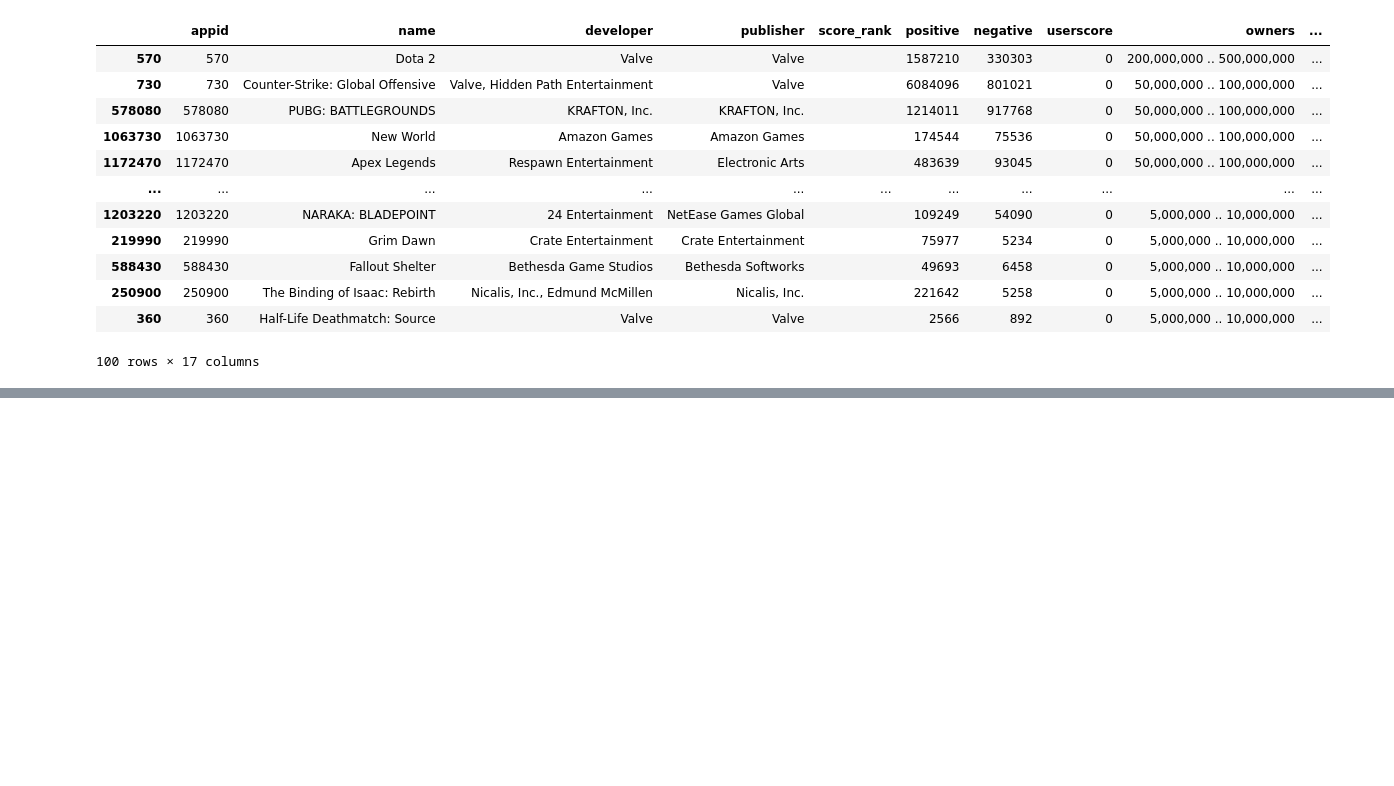
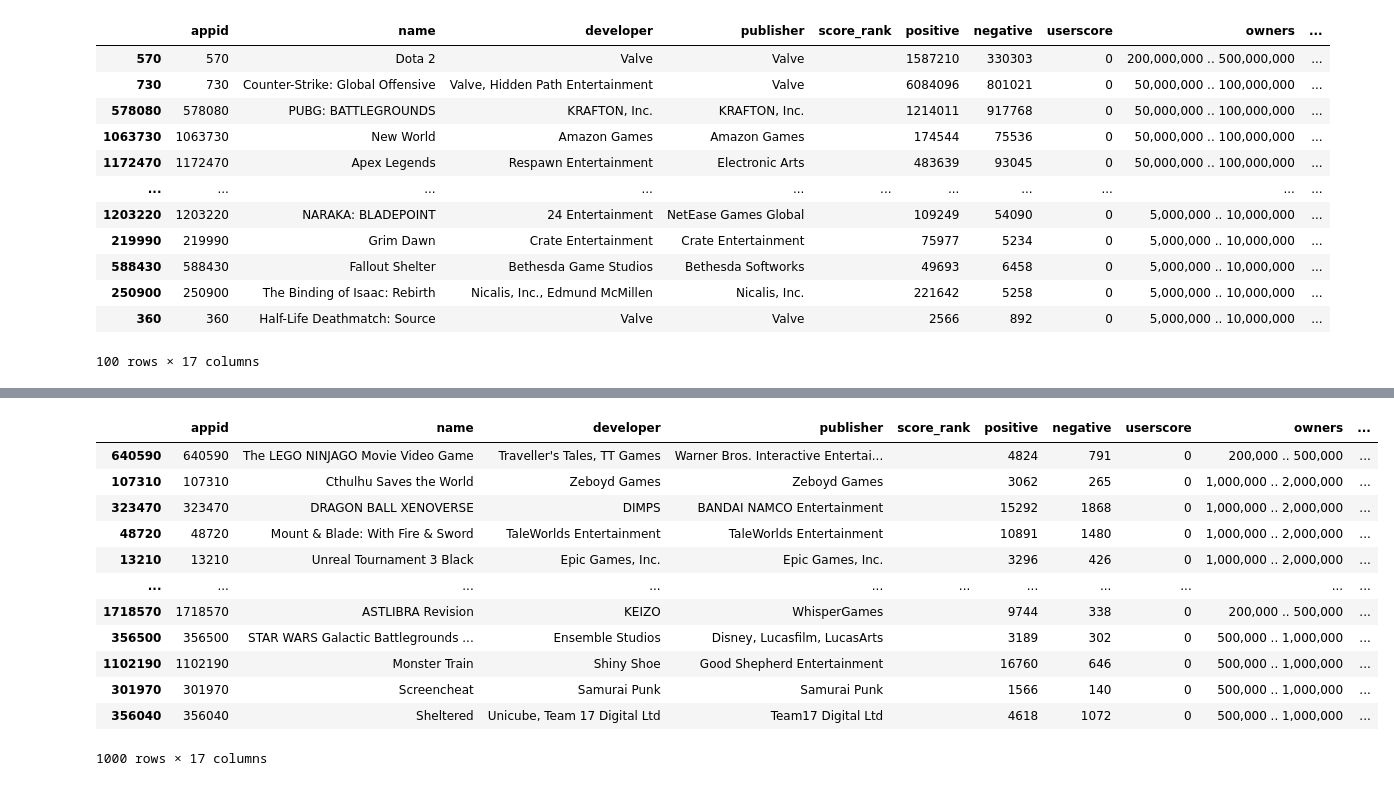
Before and after one commit to Estimating-steam-hours/Steam-Hours-Capstone, a Jupyter notebook: Michael/michael_working_notebook.ipynb, the cells around one changed output, grey strips where cells are left out. Saved outputs shown, nothing was run; the diff lists cells and outputs as text; code cells hidden in the pictures; blank space fills up the shorter version.

```diff
--- a/Michael/michael_working_notebook.ipynb
+++ b/Michael/michael_working_notebook.ipynb
@@ -48,0 +90,21 @@ steamspy_df.to_csv('steamspy_top100_2weeks.csv', index=False)
+# %%
+long_response2 = requests.get('https://steamspy.com/api.php?request=all&page=1')
+# %%
+long_data2 = long_response2.json()
+# %%
+steamspy_df2 = pd.DataFrame(long_data2).T
+steamspy_df2
+# %% [output]
+|  | appid | name | developer | publisher | score_rank | positive | negative | userscore | owners | ... |
+| 640590 | 640590 | The LEGO NINJAGO Movie Video Game | Traveller's Tales, TT Games | Warner Bros. Interactive Entertai... |  | 4824 | 791 | 0 | 200,000 .. 500,000 | ... |
+| 107310 | 107310 | Cthulhu Saves the World | Zeboyd Games | Zeboyd Games |  | 3062 | 265 | 0 | 1,000,000 .. 2,000,000 | ... |
+| 323470 | 323470 | DRAGON BALL XENOVERSE | DIMPS | BANDAI NAMCO Entertainment |  | 15292 | 1868 | 0 | 1,000,000 .. 2,000,000 | ... |
+| 48720 | 48720 | Mount & Blade: With Fire & Sword | TaleWorlds Entertainment | TaleWorlds Entertainment |  | 10891 | 1480 | 0 | 1,000,000 .. 2,000,000 | ... |
+| 13210 | 13210 | Unreal Tournament 3 Black | Epic Games, Inc. | Epic Games, Inc. |  | 3296 | 426 | 0 | 1,000,000 .. 2,000,000 | ... |
+| ... | ... | ... | ... | ... | ... | ... | ... | ... | ... | ... |
+| 1718570 | 1718570 | ASTLIBRA Revision | KEIZO | WhisperGames |  | 9744 | 338 | 0 | 200,000 .. 500,000 | ... |
+| 356500 | 356500 | STAR WARS Galactic Battlegrounds ... | Ensemble Studios | Disney, Lucasfilm, LucasArts |  | 3189 | 302 | 0 | 500,000 .. 1,000,000 | ... |
+| 1102190 | 1102190 | Monster Train | Shiny Shoe | Good Shepherd Entertainment |  | 16760 | 646 | 0 | 500,000 .. 1,000,000 | ... |
+| 301970 | 301970 | Screencheat | Samurai Punk | Samurai Punk |  | 1566 | 140 | 0 | 500,000 .. 1,000,000 | ... |
+| 356040 | 356040 | Sheltered | Unicube, Team 17 Digital Ltd | Team17 Digital Ltd |  | 4618 | 1072 | 0 | 500,000 .. 1,000,000 | ... |
+1000 rows × 17 columns
```
Also changed, not shown: parts of 7 cells of this notebook.
